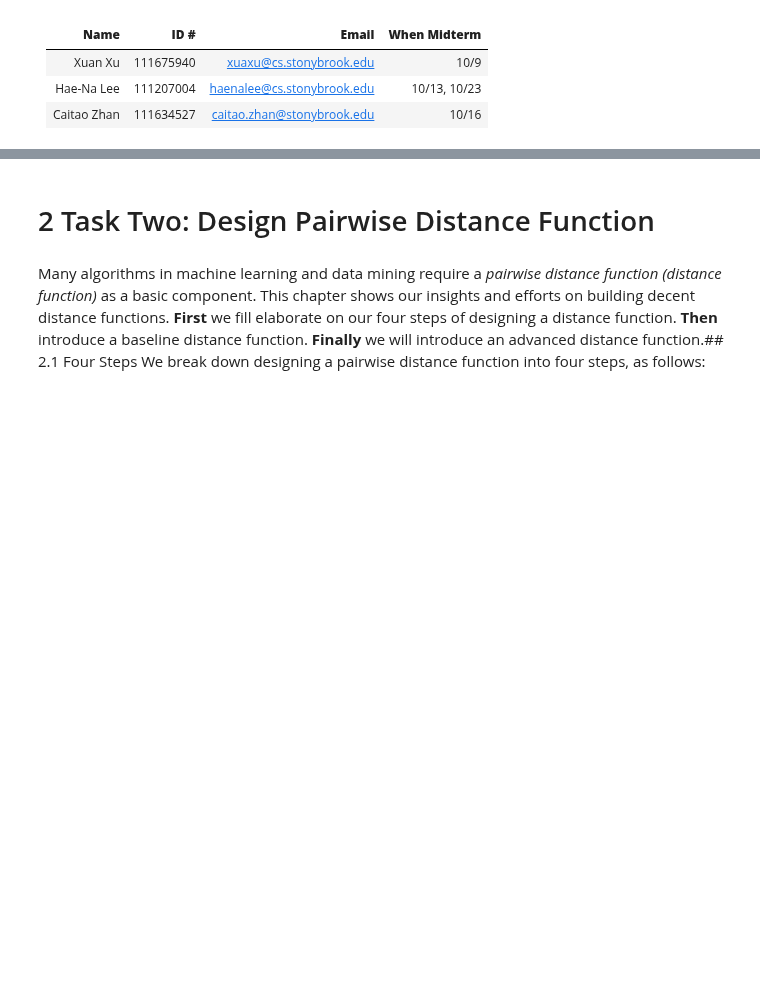
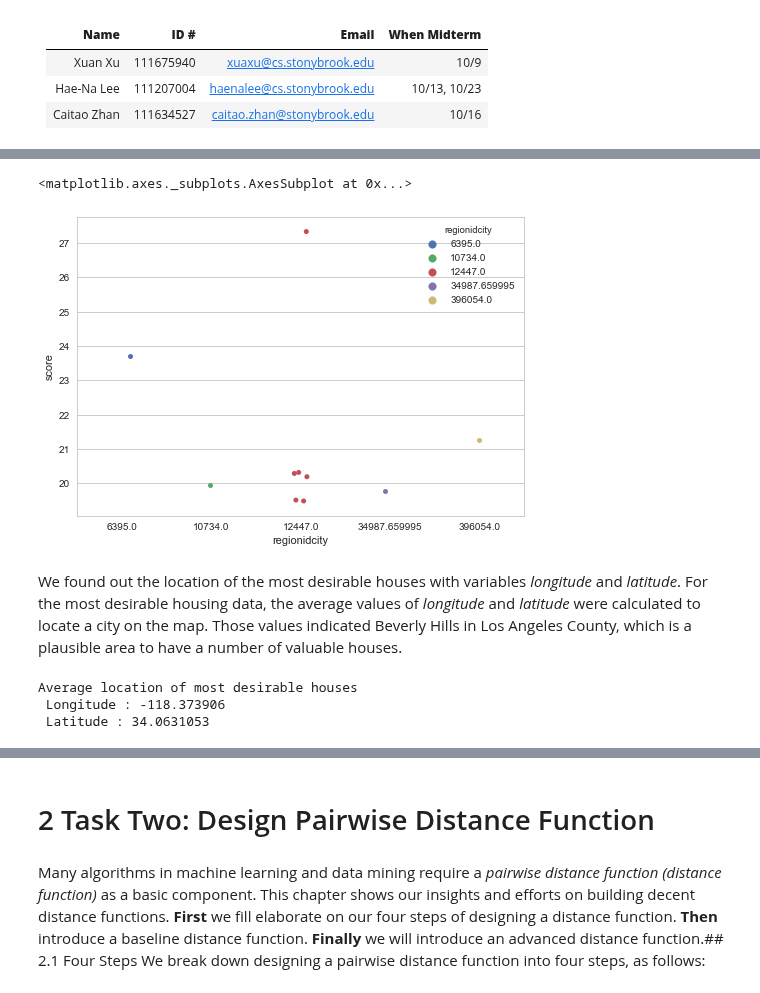
Before and after one commit to caitaozhan/CSE519-Homework-Project, a Jupyter notebook: HW3/HW3.ipynb, the cells around one changed output, grey strips where cells are left out. Saved outputs shown, nothing was run; the diff lists cells and outputs as text; code cells hidden in the pictures; blank space fills up the shorter version.

```diff
--- a/HW3/HW3.ipynb
+++ b/HW3/HW3.ipynb
@@ -116,0 +158,21 @@ most_desirables
+# %%
+# Stripplot of the most desirable housing scores
+import seaborn as sns
+sns.set(style="whitegrid", color_codes=True)
+
+ax = plt.subplot()
+sns.stripplot(x="regionidcity", y="score", hue="regionidcity", data=most_desirables, jitter=True)
+# %% [output]
+<matplotlib.axes._subplots.AxesSubplot at 0x...>
+[figure, added]
+# %% [markdown]
+We found out the location of the most desirable houses with variables *longitude* and *latitude*. For the most desirable housing data, the average values of *longitude* and *latitude* were calculated to locate a city on the map. Those values indicated Beverly Hills in Los Angeles County, which is a plausible area to have a number of valuable houses.
+# %%
+# Compute the average location of most desirable houses
+print('Average location of most desirable houses')
+print(' Longitude : ' + str(most_desirables['longitude'].mean()/1e+6))
+print(' Latitude : ' + str(most_desirables['latitude'].mean()/1e+6))
+# %% [output]
+Average location of most desirable houses
+ Longitude : -118.373906
+ Latitude : 34.0631053
```
Also changed, not shown: parts of 27 cells of this notebook, 1 other file.
